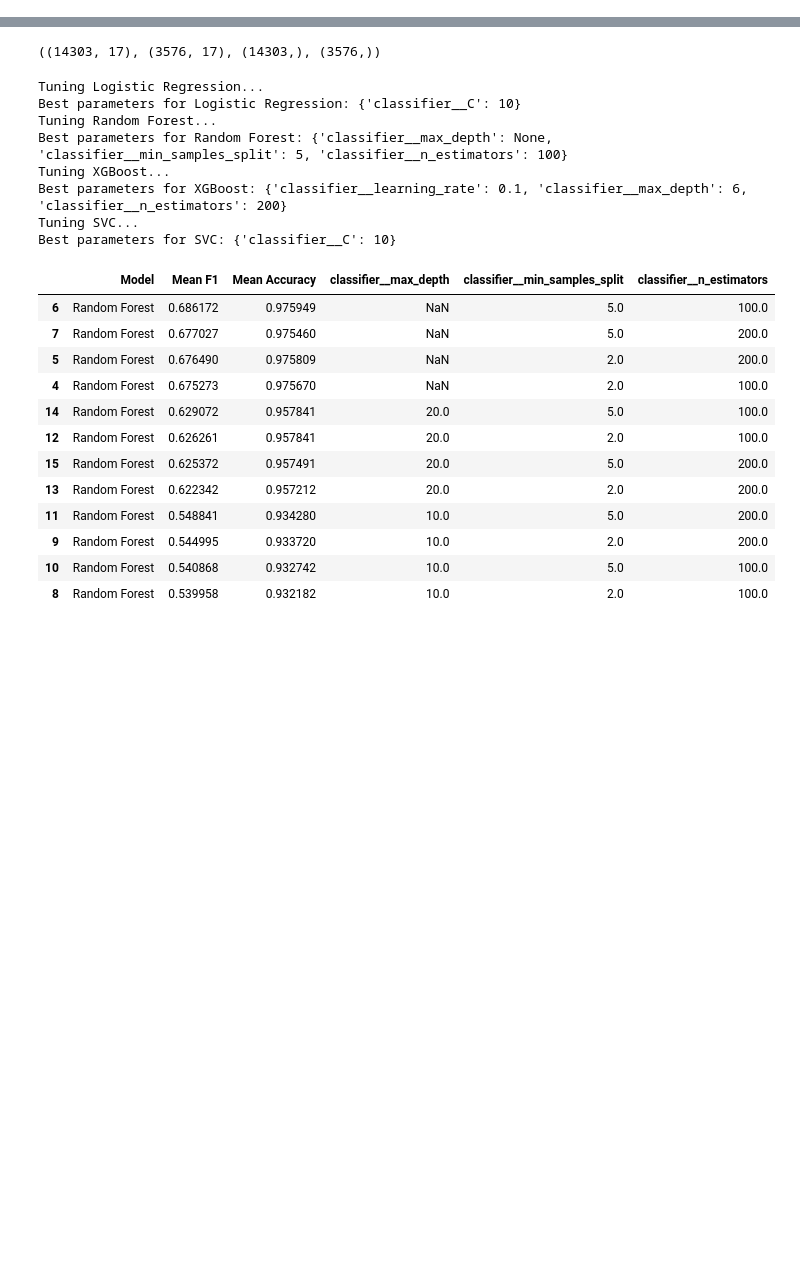
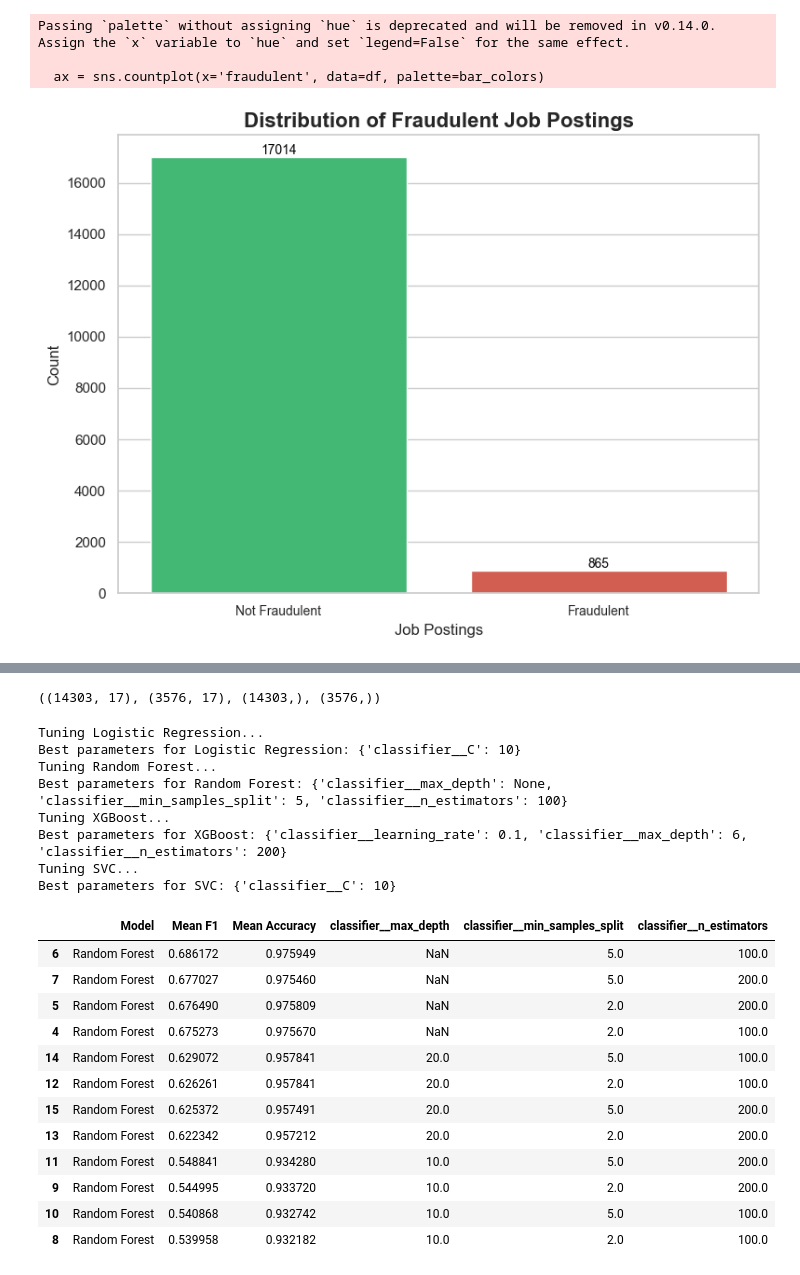
Before and after one commit to Asad-Tariq/cogs209-scientific-data-analysis-statistical-learning, a Jupyter notebook: mini-project-1/detecting-fake-jobs.ipynb, the cells around one changed output, grey strips where cells are left out. Saved outputs shown, nothing was run; the diff lists cells and outputs as text; code cells hidden in the pictures; blank space fills up the shorter version.

```diff
--- a/mini-project-1/detecting-fake-jobs.ipynb
+++ b/mini-project-1/detecting-fake-jobs.ipynb
@@ -35,3 +36,34 @@ X['combined_text'] = (
 
 numeric_features = ['telecommuting', 'has_company_logo', 'has_questions']
 categorical_features = ['employment_type', 'required_experience', 'required_education', 'industry', 'sub_industry']
+# %%
+# Set a nicer style
+sns.set_theme(style="whitegrid")
+
+# Custom colors for the bars
+bar_colors = ['#2ecc71', '#e74c3c']  # green for not fraudulent, red for fraudulent
+
+# Plot
+plt.figure(figsize=(8, 6))
+ax = sns.countplot(x='fraudulent', data=df, palette=bar_colors)
+
+# Set title and labels
+plt.title('Distribution of Fraudulent Job Postings', fontsize=16, weight='bold')
+plt.xlabel('Job Postings', fontsize=12)
+plt.ylabel('Count', fontsize=12)
+plt.xticks([0, 1], ['Not Fraudulent', 'Fraudulent'], fontsize=10)
+
+# Add bar labels (counts)
+for p in ax.patches:
+    height = int(p.get_height())
+    ax.annotate(f'{height}', (p.get_x() + p.get_width() / 2., height),
+                ha='center', va='bottom', fontsize=10, color='black')
+
+# Improve layout
+plt.tight_layout()
+plt.show()
+# %% [output]
+Passing `palette` without assigning `hue` is deprecated and will be removed in v0.14.0. Assign the `x` variable to `hue` and set `legend=False` for the same effect.
+
+  ax = sns.countplot(x='fraudulent', data=df, palette=bar_colors)
+[figure, added]
```
Also changed, not shown: parts of 14 cells of this notebook.
